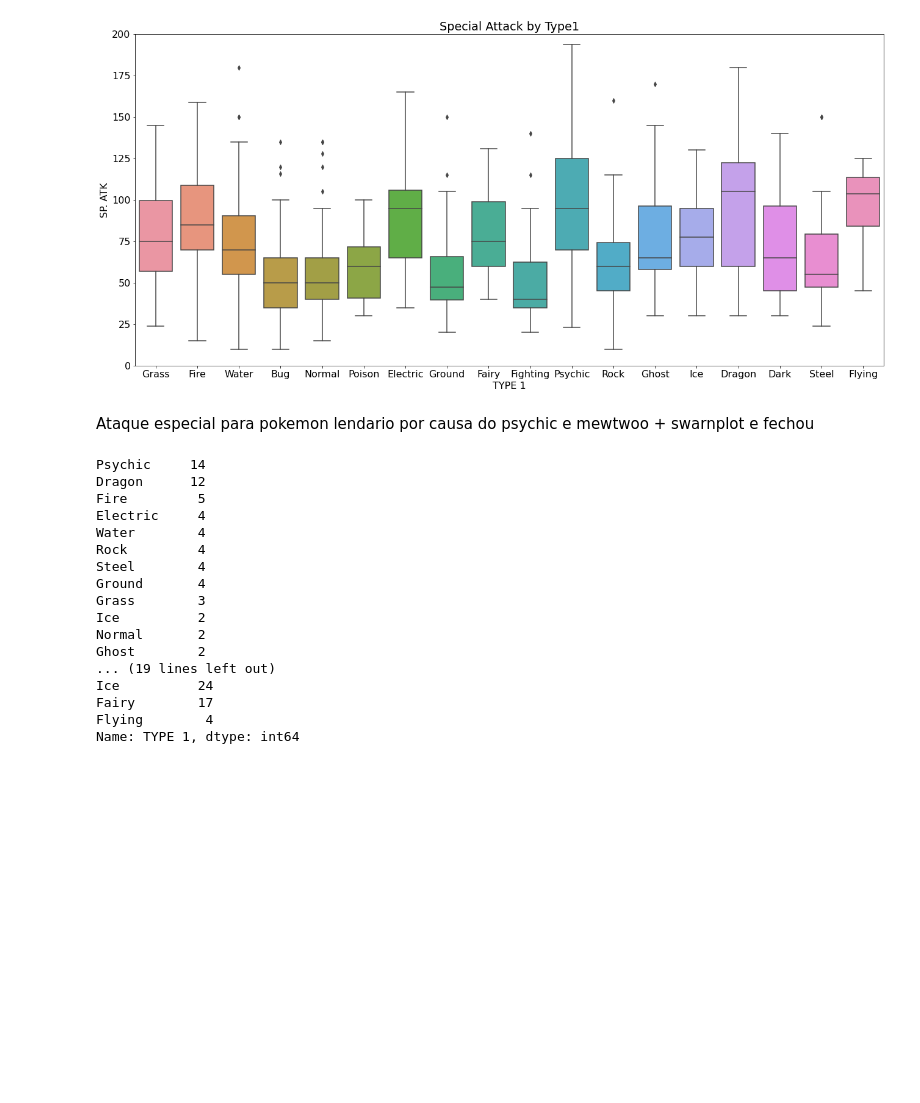
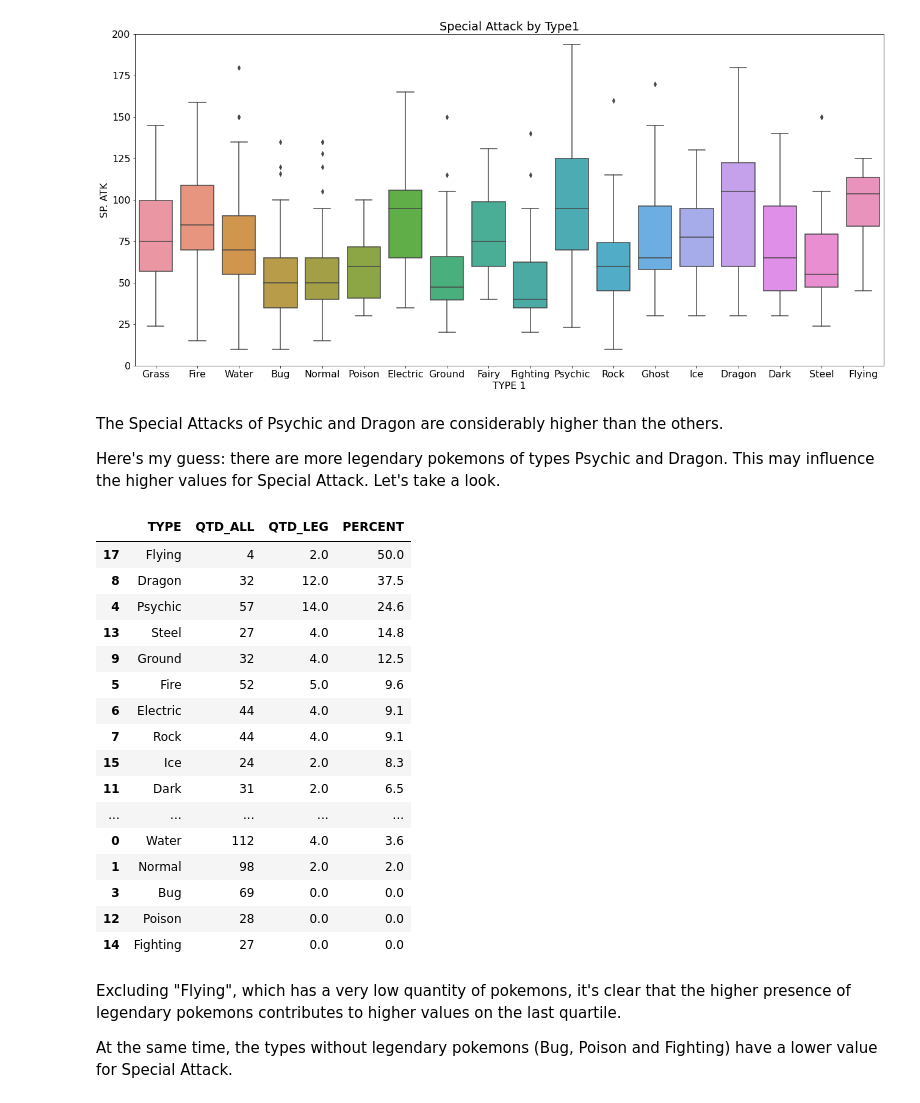
Before and after one commit to eduardoscovino/Pokemon-analysis, a Jupyter notebook: Pokemon_Analysis_With_Stats.ipynb, the cells around one changed output. Drawn from its saved outputs; the diff is of its cells as text; code cells hidden in the pictures; blank space fills up the shorter version.

Commit message:
Analysis no1 of legendary pokemons

```diff
--- a/Pokemon_Analysis_With_Stats.ipynb
+++ b/Pokemon_Analysis_With_Stats.ipynb
@@ -250,28 +254,45 @@ plt.ylim(0,200)
 plt.show()
 # %% [output]
 [figure]
-# %% [markdown]
-Ataque especial para pokemon lendario por causa do psychic e mewtwoo + swarnplot e fechou
-# %%
-# df.loc[df['TYPE 1'] == 'Psychic'].LEGENDARY.value_counts() / df.loc[df['TYPE 1'] == 'Psychic'].LEGENDARY.shape[0]
-df_leg = df.loc[df['LEGENDARY'] == True]
-print(df_leg['TYPE 1'].value_counts())
-print(df['TYPE 1'].value_counts())
-# %% [output]
-Psychic     14
-Dragon      12
-Fire         5
-Electric     4
-Water        4
-Rock         4
-Steel        4
-Ground       4
-Grass        3
-Ice          2
-Normal       2
-Ghost        2
-... (19 lines left out)
-Ice          24
-Fairy        17
-Flying        4
-Name: TYPE 1, dtype: int64
+# %% [markdown]
+The Special Attacks of Psychic and Dragon are considerably higher than the others.
+
+Here's my guess: there are more legendary pokemons of types Psychic and Dragon. This may influence the higher values for Special Attack. Let's take a look.
+# %%
+# only legendary
+legendary = pd.DataFrame(df.loc[df['LEGENDARY'] == True]['TYPE 1'].value_counts())
+legendary.reset_index(inplace=True)
+legendary.rename(columns={'index':'TYPE', 'TYPE 1':'QTD_LEG'}, inplace=True)
+
+# all pokemons
+all = pd.DataFrame(df['TYPE 1'].value_counts())
+all.reset_index(inplace=True)
+all.rename(columns={'index':'TYPE', 'TYPE 1':'QTD_ALL'}, inplace=True)
+
+# merging
+leg_all = all.merge(legendary, on='TYPE', how='left')
+leg_all['QTD_LEG'].fillna(0, inplace=True)
+leg_all['PERCENT'] = round(((leg_all['QTD_LEG'] / leg_all['QTD_ALL']) * 100), 1)
+leg_all.sort_values('PERCENT', ascending=False)
+# %% [output]
+|  | TYPE | QTD_ALL | QTD_LEG | PERCENT |
+| 17 | Flying | 4 | 2.0 | 50.0 |
+| 8 | Dragon | 32 | 12.0 | 37.5 |
+| 4 | Psychic | 57 | 14.0 | 24.6 |
+| 13 | Steel | 27 | 4.0 | 14.8 |
+| 9 | Ground | 32 | 4.0 | 12.5 |
+| 5 | Fire | 52 | 5.0 | 9.6 |
+| 6 | Electric | 44 | 4.0 | 9.1 |
+| 7 | Rock | 44 | 4.0 | 9.1 |
+| 15 | Ice | 24 | 2.0 | 8.3 |
+| 11 | Dark | 31 | 2.0 | 6.5 |
+| ... | ... | ... | ... | ... |
+| 0 | Water | 112 | 4.0 | 3.6 |
+| 1 | Normal | 98 | 2.0 | 2.0 |
+| 3 | Bug | 69 | 0.0 | 0.0 |
+| 12 | Poison | 28 | 0.0 | 0.0 |
+| 14 | Fighting | 27 | 0.0 | 0.0 |
+# %% [markdown]
+Excluding "Flying", which has a very low quantity of pokemons, it's clear that the higher presence of legendary pokemons contributes to higher values on the last quartile.
+
+At the same time, the types without legendary pokemons (Bug, Poison and Fighting) have a lower value for Special Attack.
```
Also changed, not shown: parts of 6 cells of this notebook.
